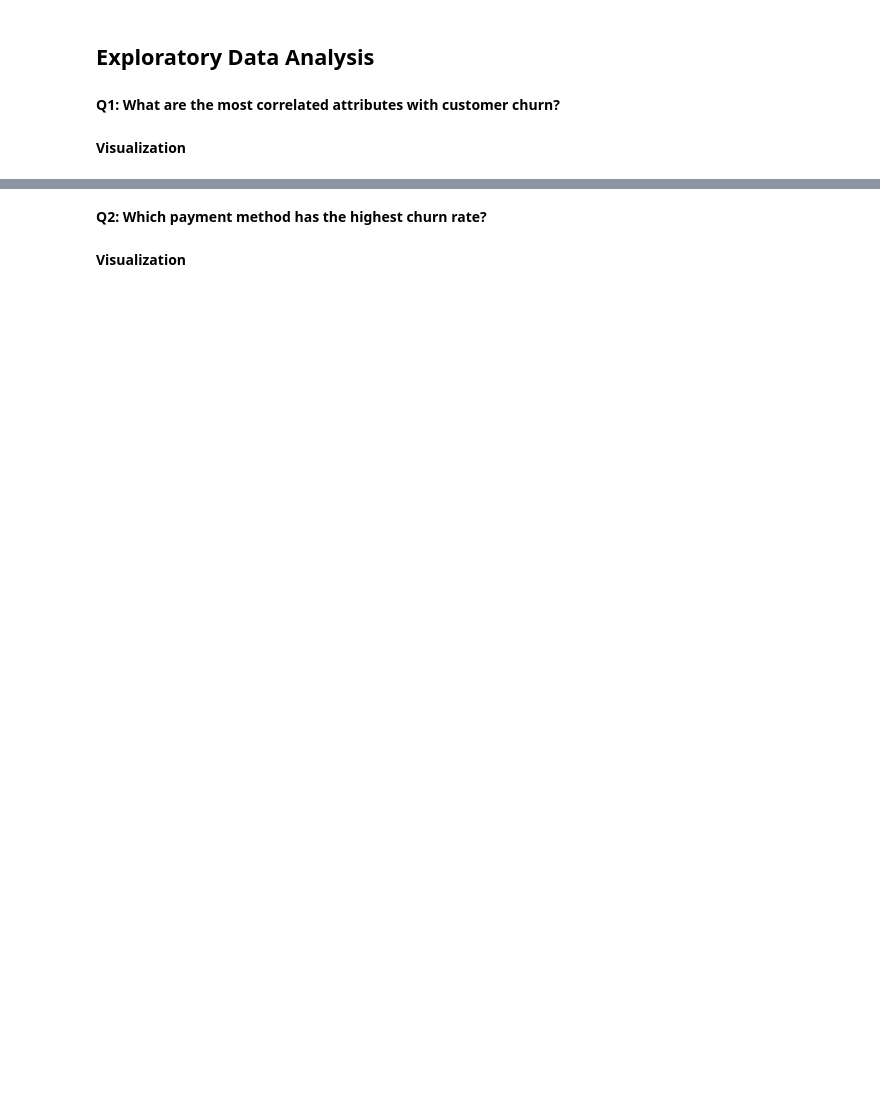
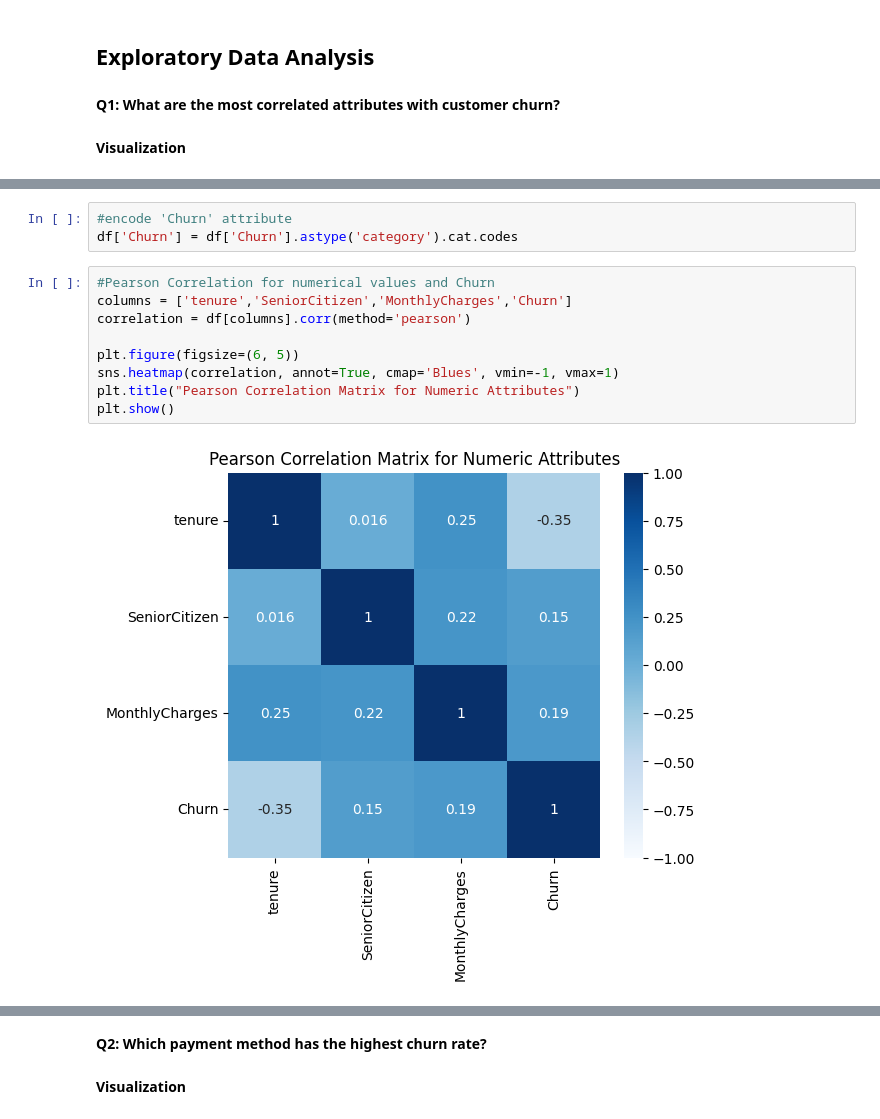
Before and after one commit to JjMyDamnSon/AI_sub, a Jupyter notebook: Classification_Mini-Project.ipynb, the cells around one changed output, grey strips where cells are left out. Cells and saved outputs as stored; diff of their text form; blank space fills up the shorter version.

```diff
--- a/Classification_Mini-Project.ipynb
+++ b/Classification_Mini-Project.ipynb
@@ -291,0 +304,14 @@ df['Churn'] = df['Churn'].astype('category').cat.codes
+# %%
+#encode 'Churn' attribute
+df['Churn'] = df['Churn'].astype('category').cat.codes
+# %%
+#Pearson Correlation for numerical values and Churn
+columns = ['tenure','SeniorCitizen','MonthlyCharges','Churn']
+correlation = df[columns].corr(method='pearson')
+
+plt.figure(figsize=(6, 5))
+sns.heatmap(correlation, annot=True, cmap='Blues', vmin=-1, vmax=1)
+plt.title("Pearson Correlation Matrix for Numeric Attributes")
+plt.show()
+# %% [output]
+[figure, added]
```
Also changed, not shown: parts of 43 cells of this notebook.
